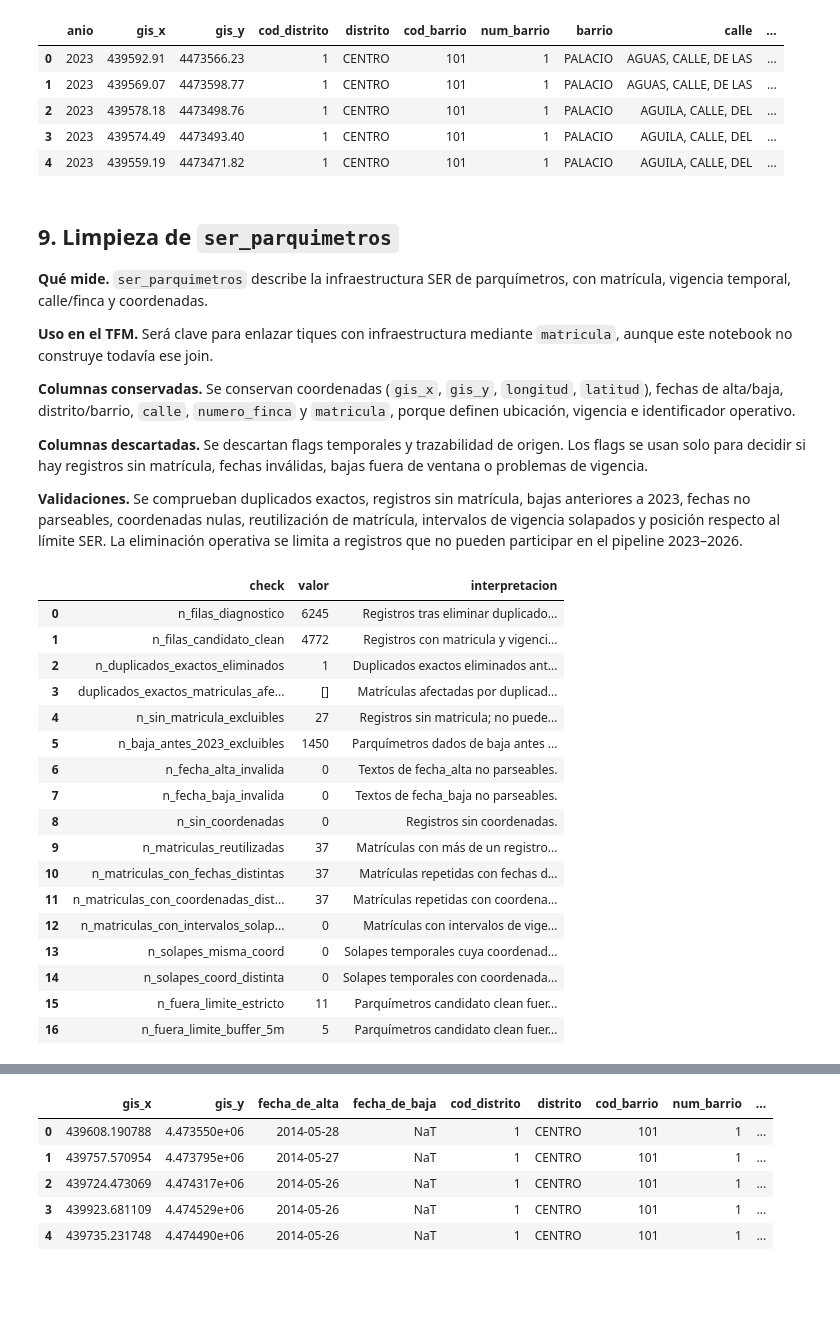
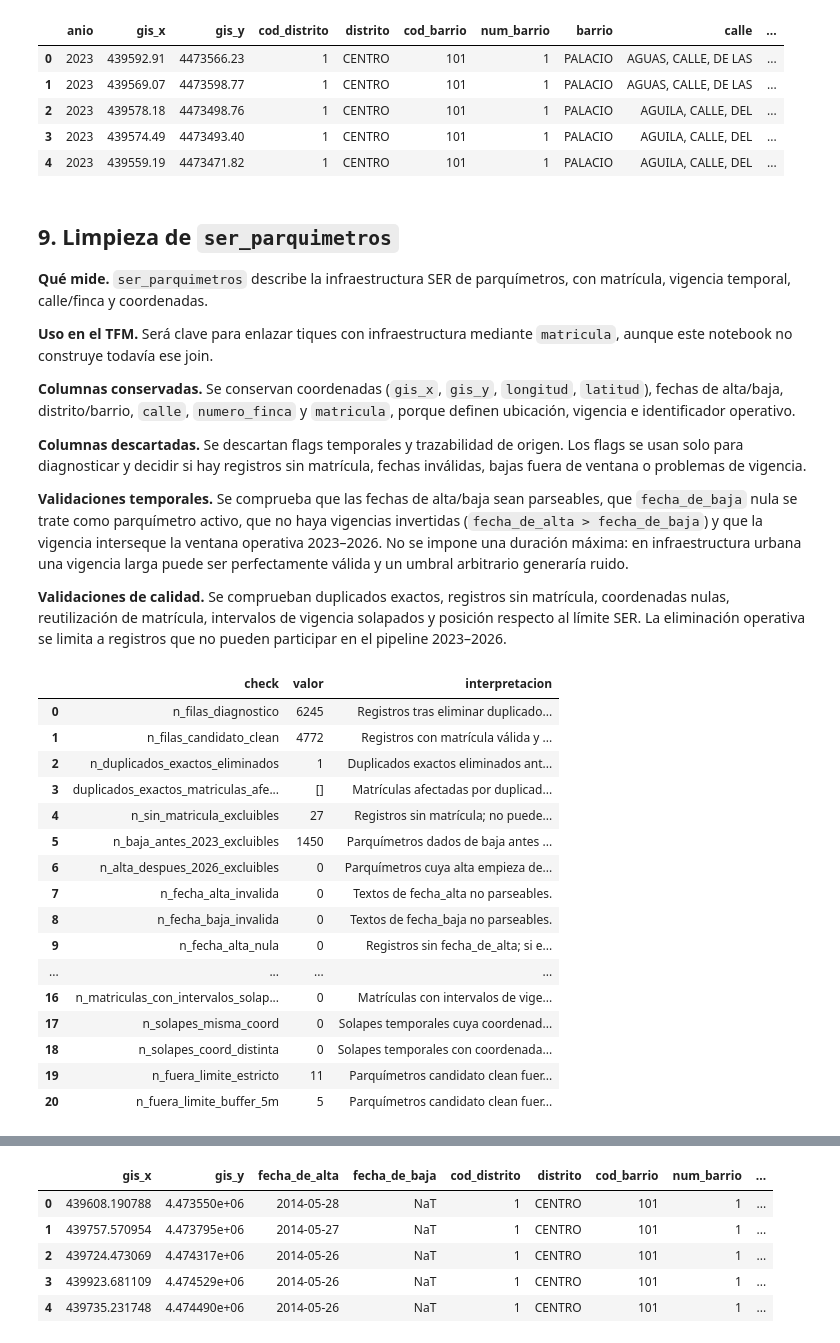
Before and after one commit to hugoramirovilla-boop/TFM_parking_madrid, a Jupyter notebook: notebooks/02_02_ser_oferta_espacial.ipynb, the cells around one changed output, grey strips where cells are left out. Cells and saved outputs as stored; diff of their text form; code cells hidden in the pictures; blank space fills up the shorter version.

```diff
--- a/notebooks/02_02_ser_oferta_espacial.ipynb
+++ b/notebooks/02_02_ser_oferta_espacial.ipynb
@@ -62,6 +62,8 @@ TARGET_DATASET_IDS = [
 ]
 
 WINDOW_CALLES = {2023, 2024, 2025, 2026}
+SER_WINDOW_START = pd.Timestamp("2023-01-01")
+SER_WINDOW_END = pd.Timestamp("2026-12-31")
 SER_REGULATED_COLORS = ["Azul", "Verde", "Alta Rotación", "Rojo", "Naranja"]
 SER_REGULATED_COLORS_NORM = {"azul", "verde", "alta rotacion", "rojo", "naranja"}
 SER_COLORS_NORM = SER_REGULATED_COLORS_NORM | {"gris"}
@@ -1218,9 +1273,11 @@ display(ser_calles_plazas_clean.head())
 
 **Columnas conservadas.** Se conservan coordenadas (`gis_x`, `gis_y`, `longitud`, `latitud`), fechas de alta/baja, distrito/barrio, `calle`, `numero_finca` y `matricula`, porque definen ubicación, vigencia e identificador operativo.
 
-**Columnas descartadas.** Se descartan flags temporales y trazabilidad de origen. Los flags se usan solo para decidir si hay registros sin matrícula, fechas inválidas, bajas fuera de ventana o problemas de vigencia.
+**Columnas descartadas.** Se descartan flags temporales y trazabilidad de origen. Los flags se usan solo para diagnosticar y decidir si hay registros sin matrícula, fechas inválidas, bajas fuera de ventana o problemas de vigencia.
 
-**Validaciones.** Se comprueban duplicados exactos, registros sin matrícula, bajas anteriores a 2023, fechas no parseables, coordenadas nulas, reutilización de matrícula, intervalos de vigencia solapados y posición respecto al límite SER. La eliminación operativa se limita a registros que no pueden participar en el pipeline 2023–2026.
+**Validaciones temporales.** Se comprueba que las fechas de alta/baja sean parseables, que `fecha_de_baja` nula se trate como parquímetro activo, que no haya vigencias invertidas (`fecha_de_alta > fecha_de_baja`) y que la vigencia interseque la ventana operativa 2023–2026. No se impone una duración máxima: en infraestructura urbana una vigencia larga puede ser perfectamente válida y un umbral arbitrario generaría ruido.
+
+**Validaciones de calidad.** Se comprueban duplicados exactos, registros sin matrícula, coordenadas nulas, reutilización de matrícula, intervalos de vigencia solapados y posición respecto al límite SER. La eliminación operativa se limita a registros que no pueden participar en el pipeline 2023–2026.
 # %%
 PARQUIMETROS_FINAL_COLUMNS = [
     "gis_x", "gis_y", "fecha_de_alta", "fecha_de_baja", "cod_distrito", "distrito",
@@ -1276,7 +1333,31 @@ def diagnose_ser_parquimetros(items: list[dict[str, Any]]) -> tuple[pd.DataFrame
     diagnostic["flag_parquimetro_sin_coordenadas"] = diagnostic[["gis_x", "gis_y"]].isna().any(axis=1)
     diagnostic["flag_fecha_alta_invalida"] = fecha_alta_raw.notna() & diagnostic["fecha_de_alta"].isna()
     diagnostic["flag_fecha_baja_invalida"] = fecha_baja_raw.notna() & diagnostic["fecha_de_baja"].isna()
+    diagnostic["flag_fecha_alta_nula"] = diagnostic["fecha_de_alta"].isna()
+    diagnostic["flag_fecha_baja_nula"] = diagnostic["fecha_de_baja"].isna()
     diagnostic["flag_parquimetro_dado_baja"] = diagnostic["fecha_de_baja"].notna()
+    diagnostic["flag_vigencia_invertida"] = (
+        diagnostic["fecha_de_alta"].notna()
+        & diagnostic["fecha_de_baja"].notna()
+        & diagnostic["fecha_de_alta"].gt(diagnostic["fecha_de_baja"])
+    )
+    diagnostic["flag_vigencia_fuera_ventana_previa"] = (
+        diagnostic["fecha_de_baja"].notna()
+        & diagnostic["fecha_de_baja"].lt(SER_WINDOW_START)
+    )
+    diagnostic["flag_vigencia_fuera_ventana_posterior"] = (
+        diagnostic["fecha_de_alta"].notna()
+        & diagnostic["fecha_de_alta"].gt(SER_WINDOW_END)
+    )
+    diagnostic["flag_vigencia_interseca_ventana"] = (
+        ~diagnostic["flag_vigencia_fuera_ventana_previa"]
+        & ~diagnostic["flag_vigencia_fuera_ventana_posterior"]
+    )
+
+    # Duración solo para vigencias cerradas. No se usa como filtro porque una vida útil larga de un parquímetro no es incoherente por sí misma.
+    diagnostic["duracion_vigencia_cerrada_dias"] = (
+        diagnostic["fecha_de_baja"] - diagnostic["fecha_de_alta"]
+    ).dt.days
 
     duplicados_exactos_eliminables = diagnostic.loc[
         diagnostic.duplicated(subset=PARQUIMETROS_FINAL_COLUMNS, keep="first"),
@@ -1296,7 +1377,7 @@ def diagnose_ser_parquimetros(items: list[dict[str, Any]]) -> tuple[pd.DataFrame
 def matricula_interval_overlaps(df: pd.DataFrame) -> pd.DataFrame:
     rows = []
     interval_df = df.loc[df["matricula"].notna()].copy()
-    interval_df["inicio"] = interval_df["fecha_de_alta"].fillna(pd.Timestamp.min)
+    interval_df["inicio"] = interval_df["fecha_de_alta"].fillna(SER_WINDOW_START)
     interval_df["fin"] = interval_df["fecha_de_baja"].fillna(FUTURE_DATE)
     for matricula, group in interval_df.sort_values(["matricula", "inicio", "fin"]).groupby("matricula"):
         if len(group) < 2:
@@ -1325,10 +1406,10 @@ ser_parquimetros_diagnostic, parquimetros_exact_removed, parquimetros_exact_dupl
 
 parquimetros_keep = (
     ser_parquimetros_diagnostic["matricula"].notna()
-    & (
-        ser_parquimetros_diagnostic["fecha_de_baja"].isna()
-        | ser_parquimetros_diagnostic["fecha_de_baja"].ge(pd.Timestamp("2023-01-01"))
-    )
+    & ~ser_parquimetros_diagnostic["flag_fecha_alta_invalida"]
+    & ~ser_parquimetros_diagnostic["flag_fecha_baja_invalida"]
+    & ~ser_parquimetros_diagnostic["flag_vigencia_invertida"]
+    & ser_parquimetros_diagnostic["flag_vigencia_interseca_ventana"]
 )
 parquimetros_candidate_clean = ser_parquimetros_diagnostic.loc[parquimetros_keep, PARQUIMETROS_FINAL_COLUMNS].copy()
 
@@ -1371,53 +1452,56 @@ parq_dentro_buffer = gdf_parquimetros.geometry.within(limite_geom.buffer(5)).fil
 
 parquimetros_quality = pd.DataFrame([
     ("n_filas_diagnostico", int(len(ser_parquimetros_diagnostic)), "Registros tras eliminar duplicados exactos evidentes."),
-    ("n_filas_candidato_clean", int(len(parquimetros_candidate_clean)), "Registros con matricula y vigencia desde 2023."),
+    ("n_filas_candidato_clean", int(len(parquimetros_candidate_clean)), "Registros con matrícula válida y vigencia que interseca la ventana 2023-2026."),
     ("n_duplicados_exactos_eliminados", int(parquimetros_exact_removed), "Duplicados exactos eliminados antes del clean."),
     ("duplicados_exactos_matriculas_afectadas", parquimetros_exact_duplicate_summary["matriculas_afectadas"], "Matrículas afectadas por duplicados exactos eliminados."),
-    ("n_sin_matricula_excluibles", int(ser_parquimetros_diagnostic["matricula"].isna().sum()), "Registros sin matricula; no pueden enlazar con tiques."),
-    ("n_baja_antes_2023_excluibles", int((ser_parquimetros_diagnostic["fecha_de_baja"].notna() & ser_parquimetros_diagnostic["fecha_de_baja"].lt(pd.Timestamp("2023-01-01"))).sum()), "Parquímetros dados de baja antes de la ventana 2023."),
+    ("n_sin_matricula_excluibles", int(ser_parquimetros_diagnostic["matricula"].isna().sum()), "Registros sin matrícula; no pueden enlazar con tiques."),
+    ("n_baja_antes_2023_excluibles", int(ser_parquimetros_diagnostic["flag_vigencia_fuera_ventana_previa"].sum()), "Parquímetros dados de baja antes de la ventana 2023-2026."),
+    ("n_alta_despues_2026_excluibles", int(ser_parquimetros_diagnostic["flag_vigencia_fuera_ventana_posterior"].sum()), "Parquímetros cuya alta empieza después de la ventana 2023-2026."),
     ("n_fecha_alta_invalida", int(ser_parquimetros_diagnostic["flag_fecha_alta_invalida"].sum()), "Textos de fecha_alta no parseables."),
     ("n_fecha_baja_invalida", int(ser_parquimetros_diagnostic["flag_fecha_baja_invalida"].sum()), "Textos de fecha_baja no parseables."),
+    ("n_fecha_alta_nula", int(ser_parquimetros_diagnostic["flag_fecha_alta_nula"].sum()), "Registros sin fecha_de_alta; si existieran, se interpretarían como alta previa/desconocida solo para diagnóstico de intervalos."),
+    ("n_fecha_baja_nula_activos", int(ser_parquimetros_diagnostic["flag_fecha_baja_nula"].sum()), "Registros sin fecha_de_baja; se interpretan como parquímetros activos."),
+    ("n_vigencias_invertidas_excluibles", int(ser_parquimetros_diagnostic["flag_vigencia_invertida"].sum()), "Registros con fecha_de_alta posterior a fecha_de_baja."),
     ("n_sin_coordenadas", int(ser_parquimetros_diagnostic["flag_parquimetro_sin_coordenadas"].sum()), "Registros sin coordenadas."),
     ("n_matriculas_reutilizadas", int(len(duplicados_matricula_resumen)), "Matrículas con más de un registro dentro del candidato clean."),
     ("n_matriculas_con_fechas_distintas", int((duplicados_matricula_resumen["n_fechas"].gt(1)).sum()), "Matrículas repetidas con fechas de vigencia distintas dentro del candidato clean."),
     ("n_matriculas_con_coordenadas_distintas", int((duplicados_matricula_resumen["n_coordenadas"].gt(1)).sum()), "Matrículas repetidas con coordenadas distintas dentro del candidato clean."),
     ("n_matriculas_con_intervalos_solapados", int(matricula_solapes["matricula"].nunique()) if not matricula_solapes.empty else 0, "Matrículas con intervalos de vigencia solapados usando criterio estricto dentro del candidato clean."),
     ("n_solapes_misma_coord", n_solapes_misma_coord, "Solapes temporales cuya coordenada coincide redondeando a 1 mm."),
     ("n_solapes_coord_distinta", n_solapes_coord_distinta, "Solapes temporales con coordenadas distintas."),
     ("n_fuera_limite_estricto", int((~parq_sin_coord & ~parq_dentro).sum()), "Parquímetros candidato clean fuera del límite SER estricto."),
     ("n_fuera_limite_buffer_5m", int((~parq_sin_coord & ~parq_dentro_buffer).sum()), "Parquímetros candidato clean fuera del límite SER con tolerancia 5 m."),
 ], columns=["check", "valor", "interpretacion"])
 
 display(parquimetros_quality)
 
 if not matricula_solapes.empty:
     solapes_cols = [
         "matricula",
         "inicio_a", "fin_a",
         "inicio_b", "fin_b",
         "gis_x_a", "gis_y_a",
         "gis_x_b", "gis_y_b",
         "misma_coord",
     ]
     display(matricula_solapes[solapes_cols].head(5))
 # %% [output]
 |  | check | valor | interpretacion |
 | 0 | n_filas_diagnostico | 6245 | Registros tras eliminar duplicado... |
-| 1 | n_filas_candidato_clean | 4772 | Registros con matricula y vigenci... |
+| 1 | n_filas_candidato_clean | 4772 | Registros con matrícula válida y ... |
 | 2 | n_duplicados_exactos_eliminados | 1 | Duplicados exactos eliminados ant... |
 | 3 | duplicados_exactos_matriculas_afe... | [] | Matrículas afectadas por duplicad... |
-| 4 | n_sin_matricula_excluibles | 27 | Registros sin matricula; no puede... |
+| 4 | n_sin_matricula_excluibles | 27 | Registros sin matrícula; no puede... |
 | 5 | n_baja_antes_2023_excluibles | 1450 | Parquímetros dados de baja antes ... |
-| 6 | n_fecha_alta_invalida | 0 | Textos de fecha_alta no parseables. |
-| 7 | n_fecha_baja_invalida | 0 | Textos de fecha_baja no parseables. |
-| 8 | n_sin_coordenadas | 0 | Registros sin coordenadas. |
-| 9 | n_matriculas_reutilizadas | 37 | Matrículas con más de un registro... |
-| 10 | n_matriculas_con_fechas_distintas | 37 | Matrículas repetidas con fechas d... |
-| 11 | n_matriculas_con_coordenadas_dist... | 37 | Matrículas repetidas con coordena... |
-| 12 | n_matriculas_con_intervalos_solap... | 0 | Matrículas con intervalos de vige... |
-| 13 | n_solapes_misma_coord | 0 | Solapes temporales cuya coordenad... |
-| 14 | n_solapes_coord_distinta | 0 | Solapes temporales con coordenada... |
-| 15 | n_fuera_limite_estricto | 11 | Parquímetros candidato clean fuer... |
-| 16 | n_fuera_limite_buffer_5m | 5 | Parquímetros candidato clean fuer... |
+| 6 | n_alta_despues_2026_excluibles | 0 | Parquímetros cuya alta empieza de... |
+| 7 | n_fecha_alta_invalida | 0 | Textos de fecha_alta no parseables. |
+| 8 | n_fecha_baja_invalida | 0 | Textos de fecha_baja no parseables. |
+| 9 | n_fecha_alta_nula | 0 | Registros sin fecha_de_alta; si e... |
+| ... | ... | ... | ... |
+| 16 | n_matriculas_con_intervalos_solap... | 0 | Matrículas con intervalos de vige... |
+| 17 | n_solapes_misma_coord | 0 | Solapes temporales cuya coordenad... |
+| 18 | n_solapes_coord_distinta | 0 | Solapes temporales con coordenada... |
+| 19 | n_fuera_limite_estricto | 11 | Parquímetros candidato clean fuer... |
+| 20 | n_fuera_limite_buffer_5m | 5 | Parquímetros candidato clean fuer... |
 # %% [markdown]
```
Also changed, not shown: parts of 4 cells of this notebook.
